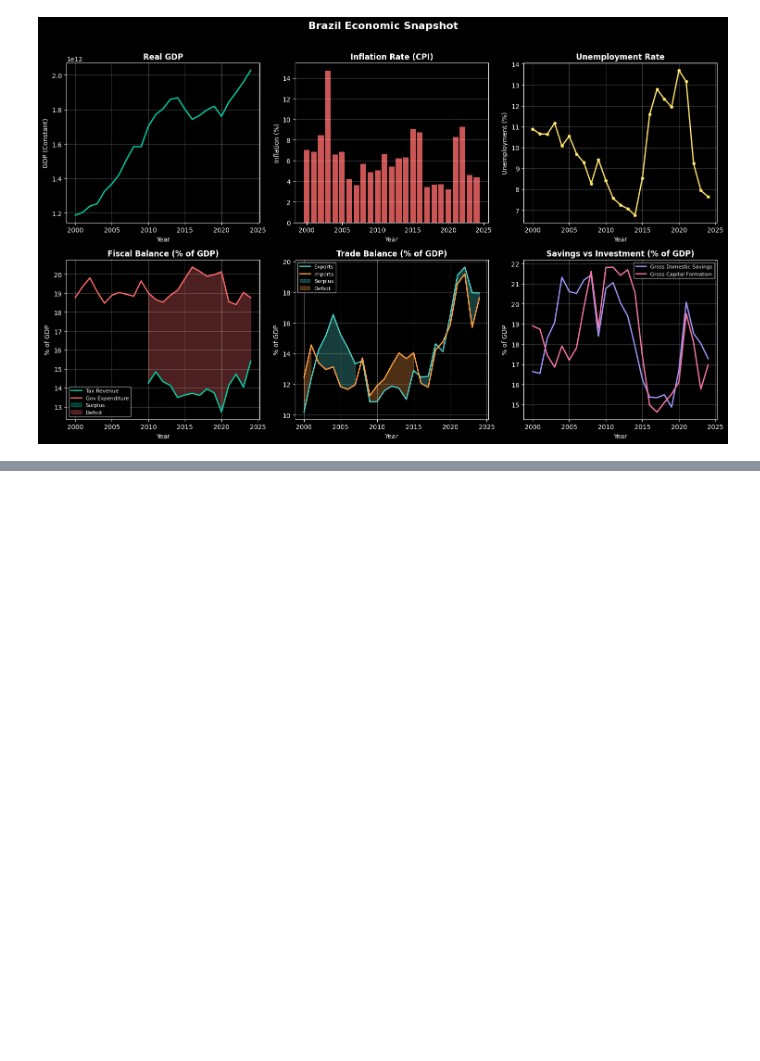
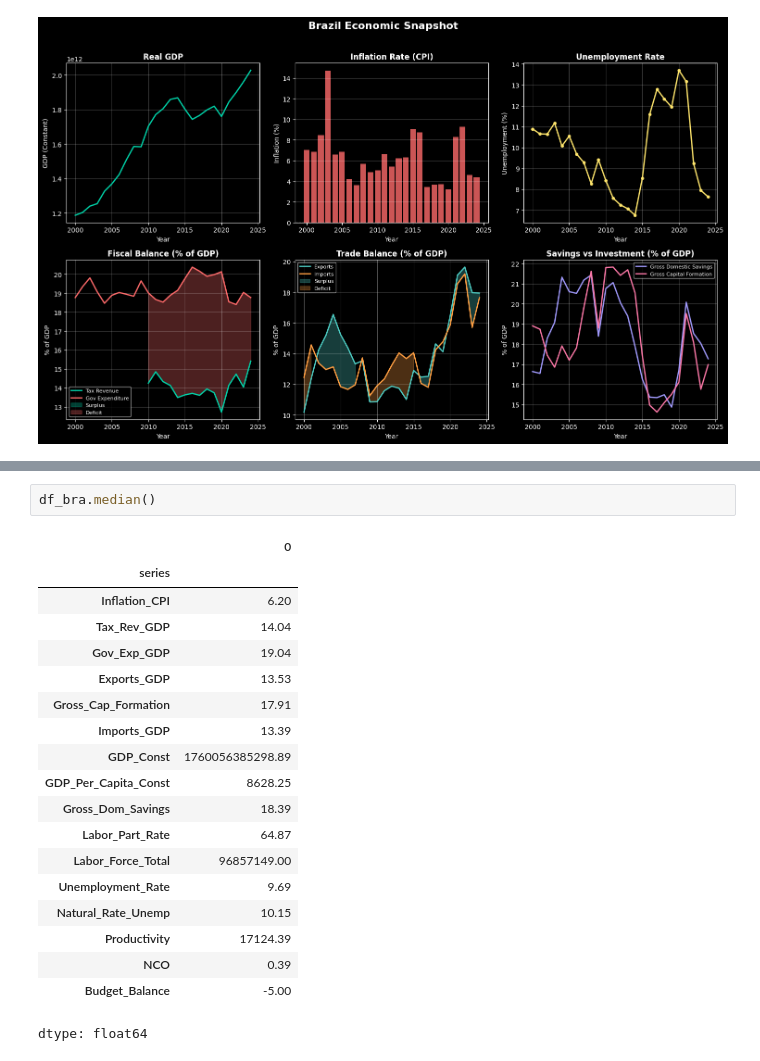
Before and after one commit to joaomerjam/ECON3916-33674-Statistical-Machine-Learning, a Jupyter notebook: Lab 3/Lab 3 World Bank API.ipynb, the cells around one changed output, grey strips where cells are left out. Saved outputs shown, nothing was run; the diff lists cells and outputs as text; blank space fills up the shorter version.

```diff
--- a/Lab 3/Lab 3 World Bank API.ipynb
+++ b/Lab 3/Lab 3 World Bank API.ipynb
@@ -321,0 +365,22 @@ plt.show()
+# %%
+df_bra.median()
+# %% [output]
+|  | 0 |
+| series |  |
+| Inflation_CPI | 6.20 |
+| Tax_Rev_GDP | 14.04 |
+| Gov_Exp_GDP | 19.04 |
+| Exports_GDP | 13.53 |
+| Gross_Cap_Formation | 17.91 |
+| Imports_GDP | 13.39 |
+| GDP_Const | 1760056385298.89 |
+| GDP_Per_Capita_Const | 8628.25 |
+| Gross_Dom_Savings | 18.39 |
+| Labor_Part_Rate | 64.87 |
+| Labor_Force_Total | 96857149.00 |
+| Unemployment_Rate | 9.69 |
+| Natural_Rate_Unemp | 10.15 |
+| Productivity | 17124.39 |
+| NCO | 0.39 |
+| Budget_Balance | -5.00 |
+dtype: float64
```
Also changed, not shown: parts of 14 cells of this notebook.
